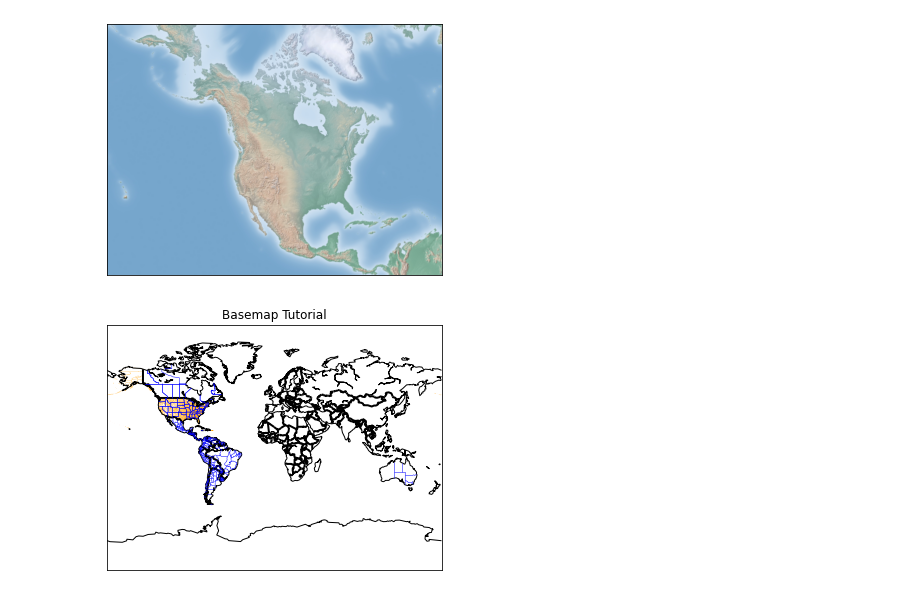
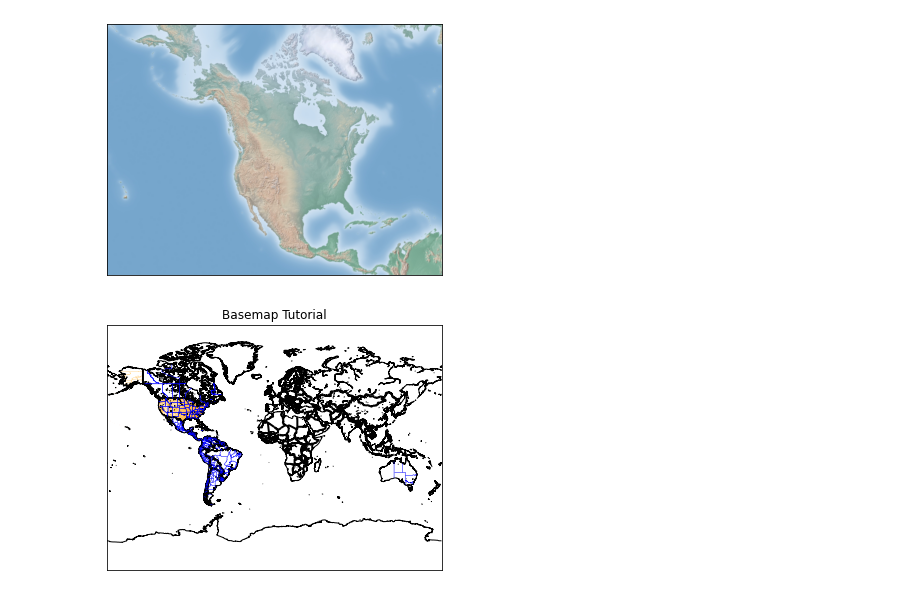
Before and after one commit to yuzonshen/Python60Days, a Jupyter notebook: homework/D25_DV_Day-7_Basemap_作業.ipynb, the cells around one changed output. Saved outputs shown, nothing was run; the diff lists cells and outputs as text; code cells hidden in the pictures.

```diff
--- a/homework/D25_DV_Day-7_Basemap_作業.ipynb
+++ b/homework/D25_DV_Day-7_Basemap_作業.ipynb
@@ -67,30 +67,29 @@ plt.show()
 # %%
 fig = plt.figure(figsize=(6, 6), edgecolor='w')
 
 #  "projection" 參數為“mill"
 # 設定經緯座標
 # 左下角的緯度 - llcrnrlat = -90,
 # 左下角的經度 - llcrnrlon = -180,
 # 右上角的緯度 - urcrnrlat = 90,
 # 右上角的經度 -urcrnrlon = 180
 
-# 成圖設定resolution
-
-m = Basemap(projection='mill',llcrnrlon=-180, urcrnrlon=180, llcrnrlat=-90, urcrnrlat=90)
+# 成圖設定resolution 解析度 ('c':粗糙, 'l':低, 'h':高, 'f':完整)
+m = Basemap(projection='mill',llcrnrlon=-180, urcrnrlon=180, llcrnrlat=-90, urcrnrlat=90, resolution='i')
 
 #創建邊線
 m.drawcoastlines()
 
 #畫出國家，並使用線寬為2 的線條生成分界線。
 m.drawcountries(linewidth=2)
 
 #畫出州界
 m.drawstates(color='b')
 
 #畫出城市
 m.drawcounties(color='orange')
 
 plt.title('Basemap Tutorial')
 plt.show()
 # %% [output]
-[figure, old version]
+[figure, new version]
```
